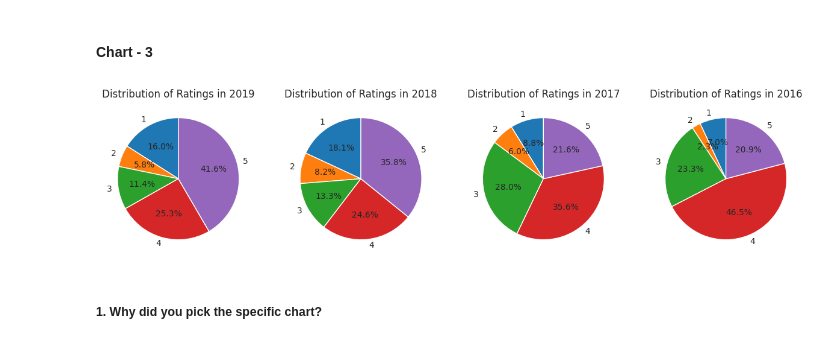
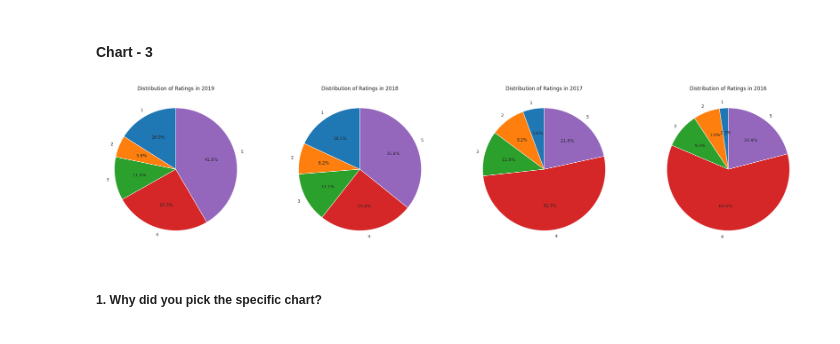
Before and after one commit to Manoharjha333/Zomato-Restaurant-Clustering-And-Sentiment-Analysis, a Jupyter notebook: Zomato_Restaurant_Clustering_And_Sentiment_Analysis.ipynb, the cells around one changed output. Cells and saved outputs as stored; diff of their text form; code cells hidden in the pictures.

```diff
--- a/Zomato_Restaurant_Clustering_And_Sentiment_Analysis.ipynb
+++ b/Zomato_Restaurant_Clustering_And_Sentiment_Analysis.ipynb
@@ -519,6 +519,8 @@ review_df['Hour'].value_counts()
 6      44
 5      39
 Name: Hour, dtype: Int64
+# %%
+review_df['Rating'] = review_df['Rating'].astype(float).round().astype(int)
 # %%
 # Split the 'Cuisines' column into individual cuisines
 meta_df['Cuisine_List'] = meta_df['Cuisines'].str.split(', ')
@@ -737,20 +741,20 @@ Answer Here
 # %%
 # Chart - 3 visualization code
 # pie plot for Review_Year vs Rating
 # Count the occurrences of each rating for each year
 
 rating_counts_by_year = meta_df.groupby(['Year', 'Rating']).size().unstack(fill_value=0)
 
 # Plot a pie chart for each year
-fig, axes = plt.subplots(nrows=1, ncols=len(meta_df['Year'].unique()), figsize=(15, 15))
+fig, axes = plt.subplots(nrows=1, ncols=len(meta_df['Year'].unique()), figsize=(30, 10))
 
 for i, year in enumerate(meta_df['Year'].unique()):
     axes[i].pie(rating_counts_by_year.loc[year], labels=rating_counts_by_year.columns, autopct='%1.1f%%', startangle=90)
     axes[i].set_title(f'Distribution of Ratings in {year}')
 
 plt.show()
 # %% [output]
-[figure, old version]
+[figure, new version]
 # %% [markdown]
 ##### 1. Why did you pick the specific chart?
 # %% [markdown]
```
Also changed, not shown: parts of 23 cells of this notebook.
